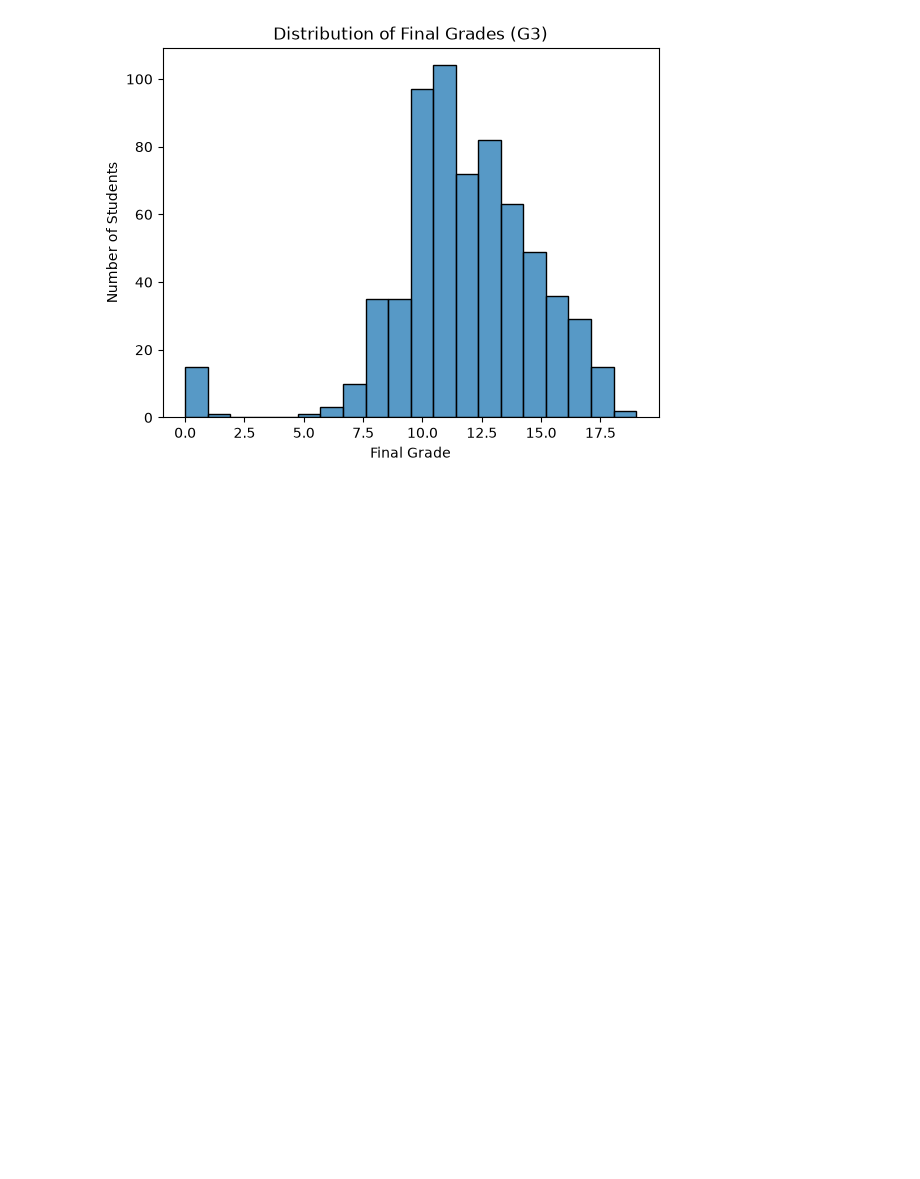
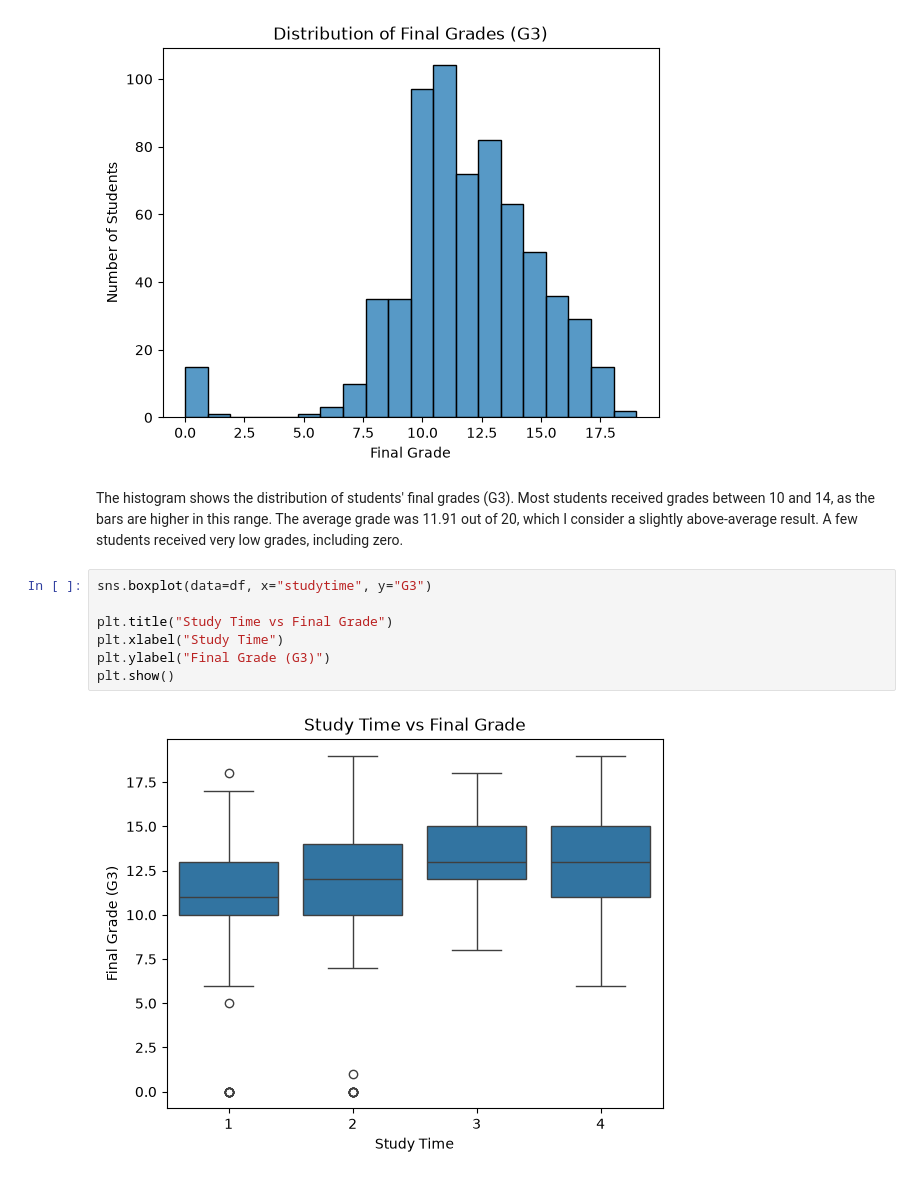
Before and after one commit to 2026441-dotcom/Machine-Learning, a Jupyter notebook: Sugarjav Dorjsuren Machine Learninggg.ipynb, the cells around one changed output. Drawn from its saved outputs; the diff is of its cells as text; blank space fills up the shorter version.

Commit message:
Add exploratory data analysis and visualizations

```diff
--- a/Sugarjav Dorjsuren Machine Learninggg.ipynb
+++ b/Sugarjav Dorjsuren Machine Learninggg.ipynb
@@ -110,3 +110,14 @@ plt.ylabel("Number of Students")
 plt.show()
 # %% [output]
 [figure]
+# %% [markdown]
+The histogram shows the distribution of students' final grades (G3). Most students received grades between 10 and 14, as the bars are higher in this range. The average grade was 11.91 out of 20, which I consider a slightly above-average result. A few students received very low grades, including zero.
+# %%
+sns.boxplot(data=df, x="studytime", y="G3")
+
+plt.title("Study Time vs Final Grade")
+plt.xlabel("Study Time")
+plt.ylabel("Final Grade (G3)")
+plt.show()
+# %% [output]
+[figure, added]
```
Also changed, not shown: parts of 3 cells of this notebook.
